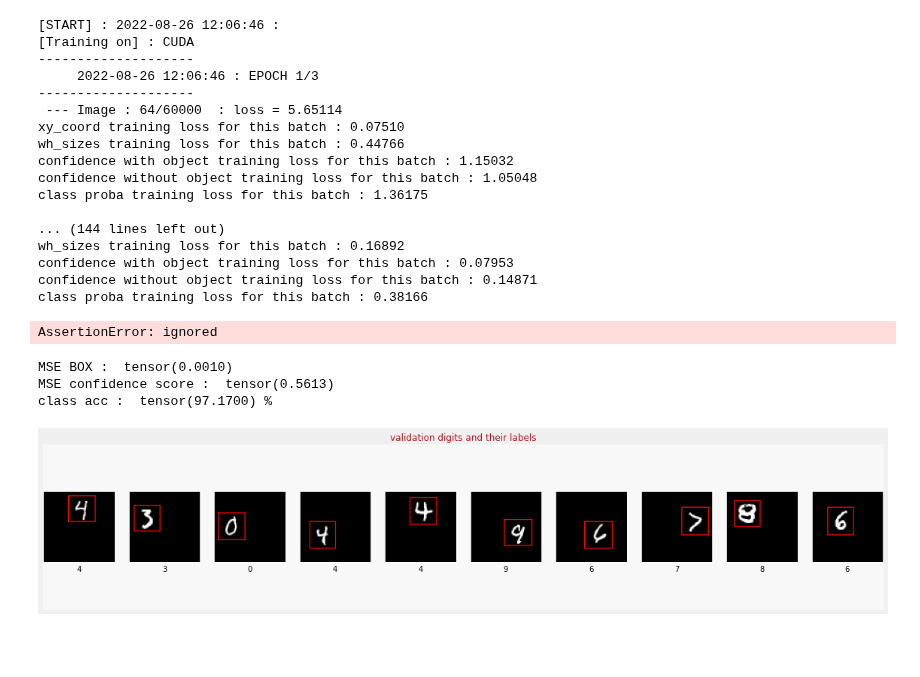
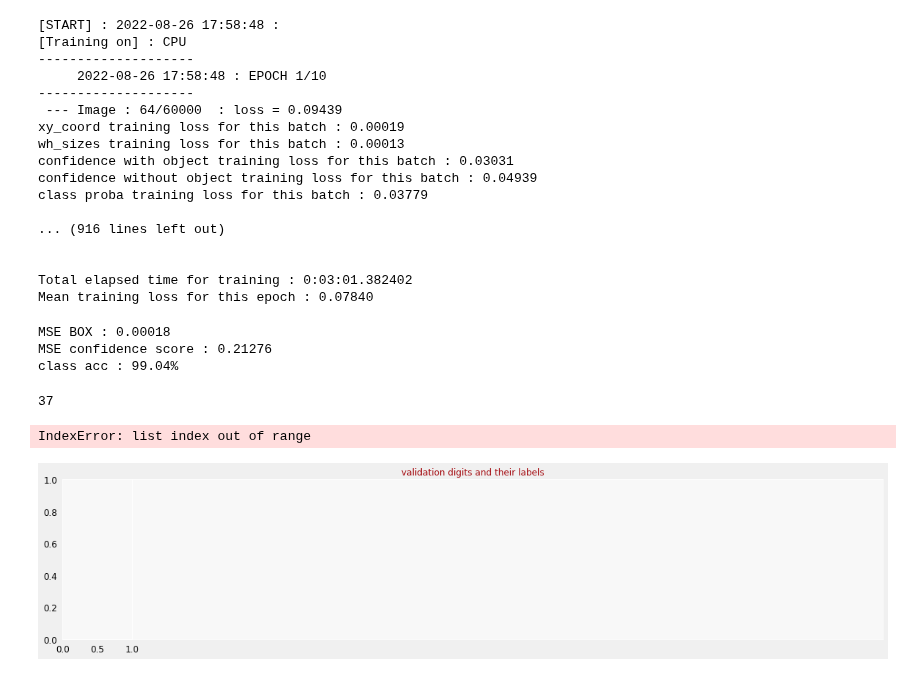
Before and after one commit to E-delweiss/Food_Recognition, a Jupyter notebook: YOLO_MNIST_Localization.ipynb, the cells around one changed output. Drawn from its saved outputs; the diff is of its cells as text; code cells hidden in the pictures; blank space fills up the shorter version.

Commit message:
Working on bbox plots

```diff
--- a/YOLO_MNIST_Localization.ipynb
+++ b/YOLO_MNIST_Localization.ipynb
@@ -338,7 +316,7 @@ class YoloLoss(torch.nn.Module):
         ### Initialization of the losses
         losses_list = ['loss_xy', 'loss_wh', 'loss_conf_obj', 'loss_conf_noobj', 'loss_class','isObject']
         losses = {key : torch.zeros(BATCH_SIZE).to(self.device) for key in losses_list}
-
+        check_loss = []
         ### Compute the losses for all images in the batch
         for i in range(self.S):
             for j in range(self.S):
@@ -362,6 +340,7 @@ class YoloLoss(torch.nn.Module):
                 ### sum the losses over the grid
                 losses['isObject'] += isObject
                 losses['loss_xy'] += isObject * self._coordloss(xy_hat, xy)
+                check_loss.append(losses['loss_xy'])
                 losses['loss_wh'] += isObject * self._sizeloss(wh_hat, wh)
                 losses['loss_conf_obj'] += isObject * self._confidenceloss(pred_c, true_c)
                 losses['loss_conf_noobj'] += isNoObject * self._confidenceloss(pred_c, true_c)
@@ -387,7 +366,7 @@ class YoloLoss(torch.nn.Module):
 
         loss = torch.sum(loss) / BATCH_SIZE
 
-        return losses, loss
+        return check_loss, losses, loss
 # %%
 def bbox2Tensor(bbox:torch.Tensor, S:int=6, sizeHW:int=75, device=torch.device('cpu'))->torch.Tensor:
     """
@@ -430,3 +403,7 @@ loss
+# %%
+device = torch.device('cpu')
+loss_yolo = YoloLoss(lambd_coord=5, lambd_noobj=0.5, S=6, device=device)
+learning_rate = 0.00001
 # %%
 learning_rate = 0.001
 BATCH_SIZE = 64
@@ -447,10 +424,11 @@ str_t = '{:%Y-%m-%d %H:%M:%S}'.format(t)
 print(f"[START] : {str_t} :")
 print(f"[Training on] : {str(device).upper()}")
 
-EPOCHS = 3
+EPOCHS = 10
 size_grid = 6
 batch_loss_list = []
 model_MNIST = model_MNIST.to(device)
+check = []
 
 for epoch in range(EPOCHS) :
     begin_time = timer()
@@ -477,7 +455,8 @@ for epoch in range(EPOCHS) :
         bbox_preds, label_preds = model_MNIST(img)
 
         ### compute losses over each grid cell for each image in the batch
-        losses, loss = loss_yolo(bbox_preds, bbox_true_6x6, label_preds, labels)
+        check_xy, losses, loss = loss_yolo(bbox_preds, bbox_true_6x6, label_preds, labels)
+        check.append(check_xy)
 
         ### compute gradients
         loss.backward()
@@ -508,22 +487,21 @@ for epoch in range(EPOCHS) :
                 print(f"Total elapsed time for training : {datetime.timedelta(seconds=timer()-begin_time)}")
                 print(f"Mean training loss for this epoch : {epochs_loss / len(training_dataset):.5f}")
 # %% [output]
-[START] : 2022-08-26 12:06:46 :
-[Training on] : CUDA
+[START] : 2022-08-26 17:58:48 :
+[Training on] : CPU
 --------------------
-     2022-08-26 12:06:46 : EPOCH 1/3
+     2022-08-26 17:58:48 : EPOCH 1/10
 --------------------
- --- Image : 64/60000  : loss = 5.65114
-xy_coord training loss for this batch : 0.07510
-wh_sizes training loss for this batch : 0.44766
-confidence with object training loss for this batch : 1.15032
-confidence without object training loss for this batch : 1.05048
-class proba training loss for this batch : 1.36175
+ --- Image : 64/60000  : loss = 0.09439
+xy_coord training loss for this batch : 0.00019
+wh_sizes training loss for this batch : 0.00013
+confidence with object training loss for this batch : 0.03031
+confidence without object training loss for this batch : 0.04939
+class proba training loss for this batch : 0.03779
 
-... (144 lines left out)
-wh_sizes training loss for this batch : 0.16892
-confidence with object training loss for this batch : 0.07953
-confidence without object training loss for this batch : 0.14871
-class proba training loss for this batch : 0.38166
+... (916 lines left out)
+
+
+Total elapsed time for training : 0:03:01.382402
+Mean training loss for this epoch : 0.07840
-AssertionError: ignored
 # %%
@@ -639,13 +617,13 @@ for (img, labels, bbox_true) in validation_dataset:
         softmax_pred_classes = torch.softmax(label_preds[N, cells_i, cells_j], dim=1)
         classes_acc = (1/len(img)) * torch.sum(torch.argmax(labels, dim=1) == torch.argmax(softmax_pred_classes, dim=1))
 
-print("MSE BOX : ", mse_box)
-print("MSE confidence score : ", mse_confidence_score)
-print("class acc : ", classes_acc*100,"%")
+print(f"MSE BOX : {mse_box.item():.5f}")
+print(f"MSE confidence score : {mse_confidence_score.item():.5f}")
+print(f"class acc : {classes_acc.item()*100:.2f}%")
 # %% [output]
-MSE BOX :  tensor(0.0010)
-MSE confidence score :  tensor(0.5613)
-class acc :  tensor(97.1700) %
+MSE BOX : 0.00018
+MSE confidence score : 0.21276
+class acc : 99.04%
 # %%
 im_width = 75
 im_height = 75
@@ -866,19 +860,20 @@ def dataset_to_numpy_util(training_dataset, validation_dataset, N):
   return (N_train_ds_digits, N_train_ds_labels, N_train_ds_bboxes,
           validation_digits, validation_labels, validation_bboxes)
 # %%
-(training_digits, training_labels, training_bboxes,
- validation_digits, validation_labels, validation_bboxes) = dataset_to_numpy_util(training_dataset, validation_dataset, 10)
+# (training_digits, training_labels, training_bboxes,
+#  validation_digits, validation_labels, validation_bboxes) = dataset_to_numpy_util(training_dataset, validation_dataset, 10)
 
-validation_bboxes = relative2absolute(torch.as_tensor(validation_bboxes))
-validation_bboxes = np.asarray(validation_bboxes)/75
-#iou = intersection_over_union(predicted_bboxes.numpy(), validation_bboxes)
+# validation_bboxes = relative2absolute(torch.as_tensor(validation_bboxes))
+# validation_bboxes = np.asarray(validation_bboxes)/75
+# iou = intersection_over_union(predicted_bboxes.numpy(), validation_bboxes)
 
-iou_threshold = 0.6
+
 
 #print("Number of predictions where iou > threshold(%s): %s" % (iou_threshold, (iou >= iou_threshold).sum()))
 #print("Number of predictions where iou < threshold(%s): %s" % (iou_threshold, (iou < iou_threshold).sum()))
 
-
-display_digits_with_boxes(validation_digits, validation_labels, validation_labels, np.array([]), validation_bboxes, np.array([]), "validation digits and their labels")
+display_digits_with_boxes(img, label_preds, labels, bbox_preds, bbox_true, "validation digits and their labels")
 # %% [output]
+37
+IndexError: list index out of range
-[figure, old version]
+[figure, new version]
```
Also changed, not shown: parts of 9 cells of this notebook.
